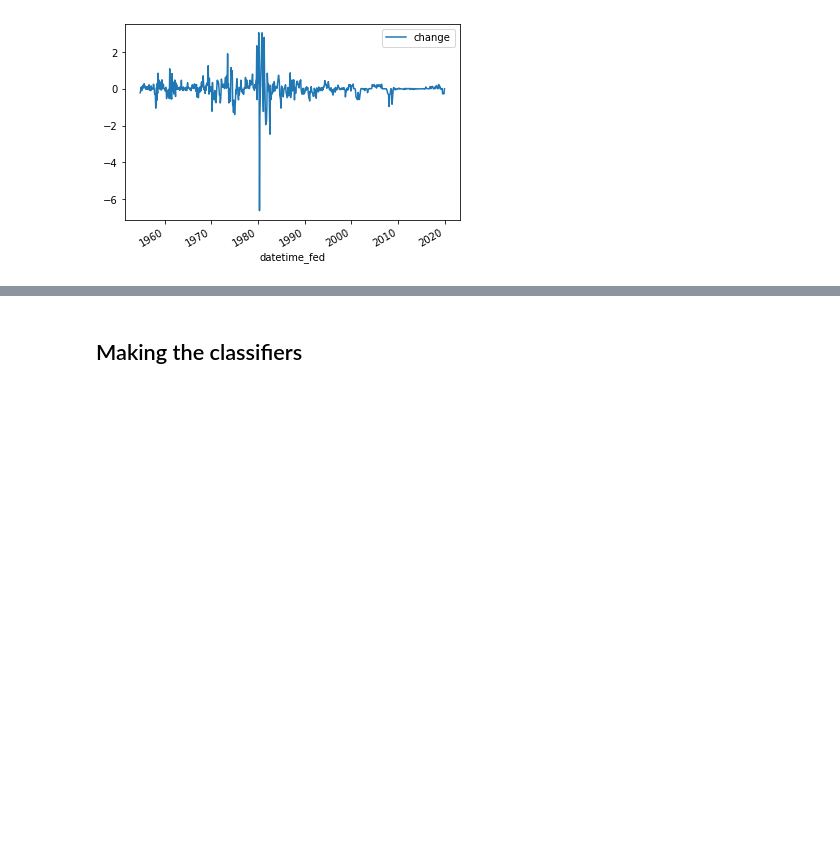
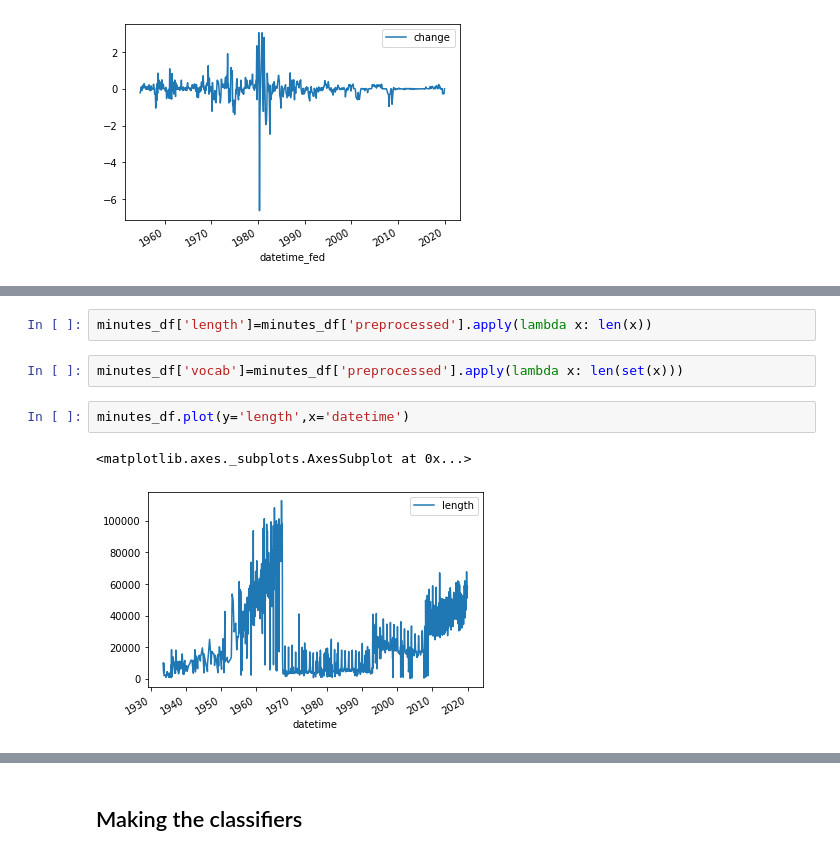
Before and after one commit to jbm4/Drills, a Jupyter notebook: NLPChallenge.ipynb, the cells around one changed output, grey strips where cells are left out. Saved outputs shown, nothing was run; the diff lists cells and outputs as text; blank space fills up the shorter version.

```diff
--- a/NLPChallenge.ipynb
+++ b/NLPChallenge.ipynb
@@ -462,0 +539,9 @@ merged_df.plot(y='change',x='datetime_fed')
+# %%
+minutes_df['length']=minutes_df['preprocessed'].apply(lambda x: len(x))
+# %%
+minutes_df['vocab']=minutes_df['preprocessed'].apply(lambda x: len(set(x)))
+# %%
+minutes_df.plot(y='length',x='datetime')
+# %% [output]
+<matplotlib.axes._subplots.AxesSubplot at 0x...>
+[figure, added]
```
Also changed, not shown: parts of 50 cells of this notebook.
